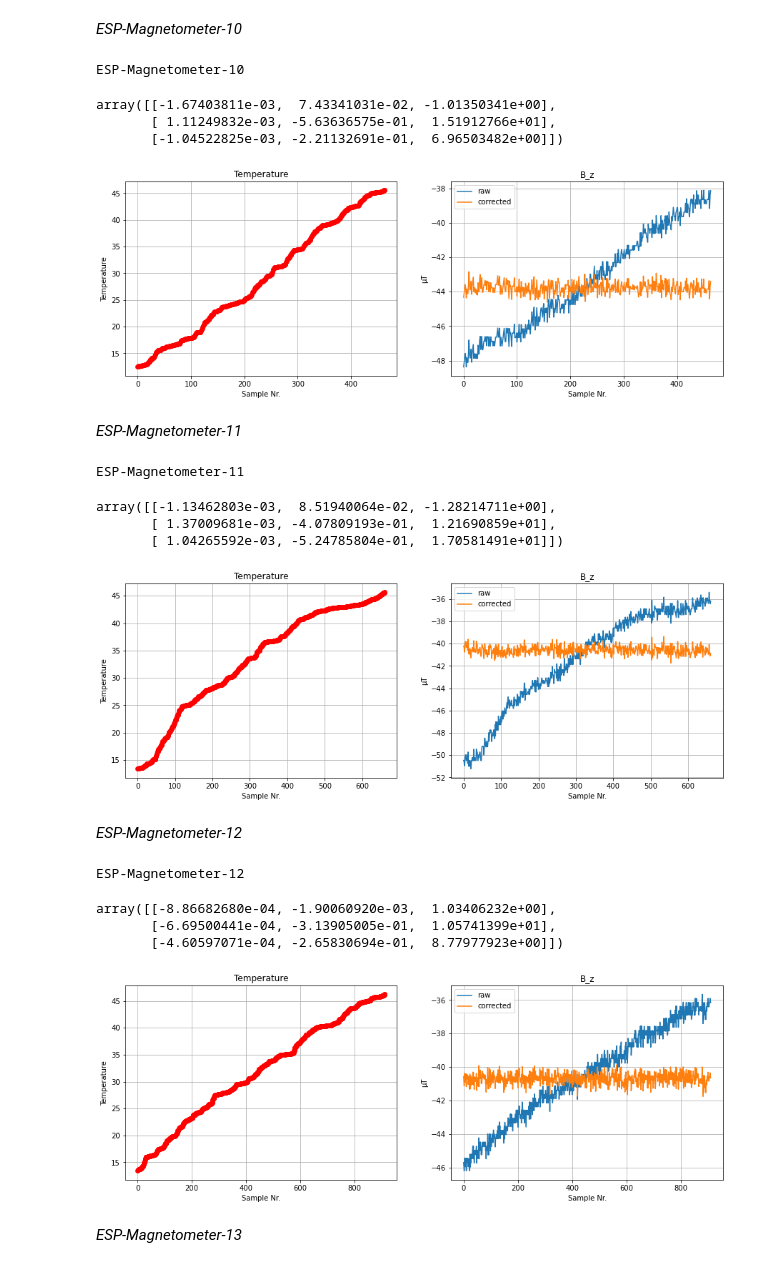
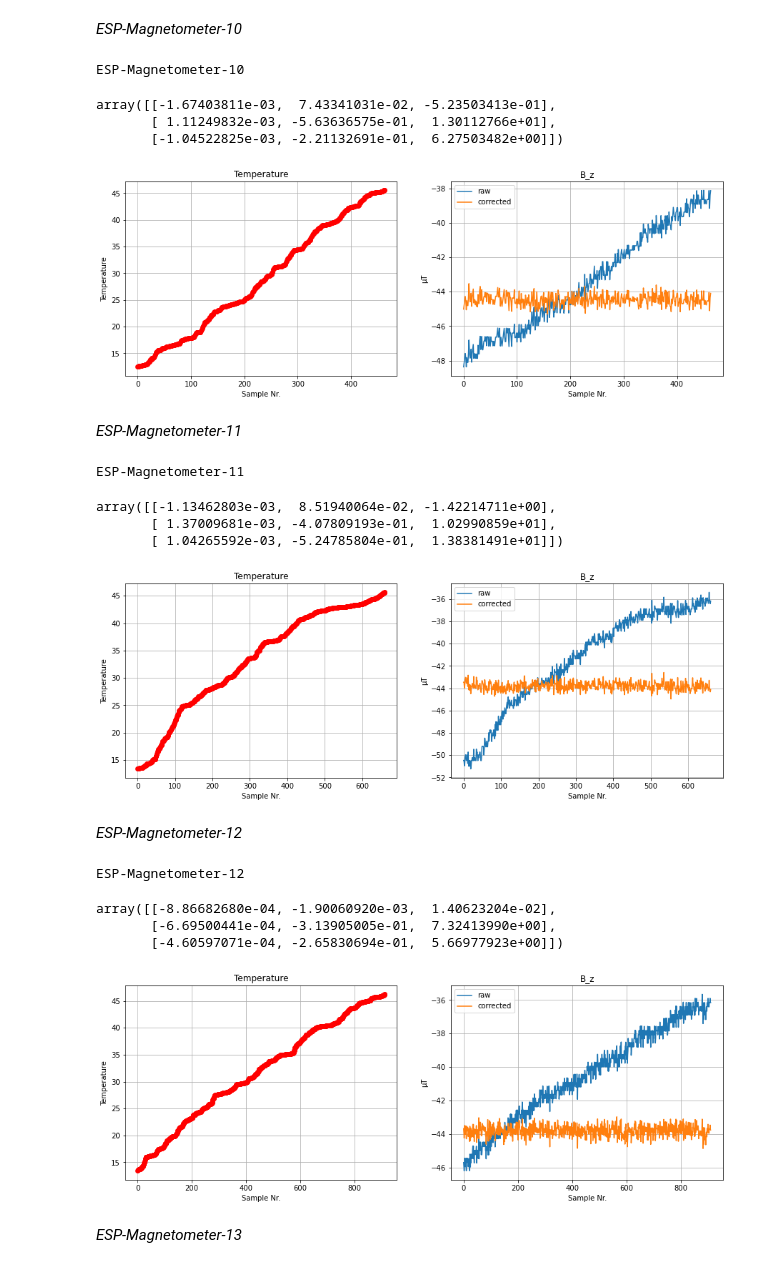
Before and after one commit to JuliusHen/Geophyphox-Excursion, a Jupyter notebook: Arduino/Processing Notebooks/T_correction.ipynb, the cells around one changed output. Drawn from its saved outputs; the diff is of its cells as text; code cells hidden in the pictures.

```diff
--- a/Arduino/Processing Notebooks/T_correction.ipynb
+++ b/Arduino/Processing Notebooks/T_correction.ipynb
@@ -357,7 +364,8 @@ df  = pd.read_csv(r"C:\Users\julik\sciebo\Master\Geophyphox\Arduino\Data\Tempera
 #Sorting data by temperature
 df.sort_values(by='T',ascending=True,inplace=True)
 df.reset_index(drop=True,inplace=True)
-coeff = T_correction_coef(df,T0=np.mean(df["T"]))
+# coeff = T_correction_coef(df,T0=np.mean(df["T"]))
+coeff = T_correction_coef(df)
 B_cor = T_correction(df,coeff)
 
 fig,ax = plt.subplots(1,2,figsize=(15,5),sharex=True)
@@ -375,10 +383,10 @@ print("ESP-Magnetometer-10")
 coeff
 # %% [output]
 ESP-Magnetometer-10
-array([[-1.67403811e-03,  7.43341031e-02, -1.01350341e+00],
-       [ 1.11249832e-03, -5.63636575e-01,  1.51912766e+01],
-       [-1.04522825e-03, -2.21132691e-01,  6.96503482e+00]])
+array([[-1.67403811e-03,  7.43341031e-02, -5.23503413e-01],
+       [ 1.11249832e-03, -5.63636575e-01,  1.30112766e+01],
+       [-1.04522825e-03, -2.21132691e-01,  6.27503482e+00]])
-[figure, old version]
+[figure, new version]
 # %% [markdown]
 *ESP-Magnetometer-11*
 # %%
@@ -386,7 +394,8 @@ df  = pd.read_csv(r"C:\Users\julik\sciebo\Master\Geophyphox\Arduino\Data\Tempera
 #Sorting data by temperature
 df.sort_values(by='T',ascending=True,inplace=True)
 df.reset_index(drop=True,inplace=True)
-coeff = T_correction_coef(df,T0=np.mean(df["T"]))
+# coeff = T_correction_coef(df,T0=np.mean(df["T"]))
+coeff = T_correction_coef(df)
 B_cor = T_correction(df,coeff)
 
 fig,ax = plt.subplots(1,2,figsize=(15,5),sharex=True)
@@ -404,39 +413,40 @@ print("ESP-Magnetometer-11")
 coeff
 # %% [output]
 ESP-Magnetometer-11
-array([[-1.13462803e-03,  8.51940064e-02, -1.28214711e+00],
-       [ 1.37009681e-03, -4.07809193e-01,  1.21690859e+01],
-       [ 1.04265592e-03, -5.24785804e-01,  1.70581491e+01]])
+array([[-1.13462803e-03,  8.51940064e-02, -1.42214711e+00],
+       [ 1.37009681e-03, -4.07809193e-01,  1.02990859e+01],
+       [ 1.04265592e-03, -5.24785804e-01,  1.38381491e+01]])
-[figure, old version]
+[figure, new version]
 # %% [markdown]
 *ESP-Magnetometer-12*
 # %%
 df  = pd.read_csv(r"C:\Users\julik\sciebo\Master\Geophyphox\Arduino\Data\Temperature Correction\T12.txt",delim_whitespace=True,names=["x","y","z","T"])
 #Sorting data by temperature
 df.sort_values(by='T',ascending=True,inplace=True)
 df.reset_index(drop=True,inplace=True)
-coeff = T_correction_coef(df,T0=np.mean(df["T"]))
+# coeff = T_correction_coef(df,T0=np.mean(df["T"]))
+coeff = T_correction_coef(df)
 B_cor = T_correction(df,coeff)
 
 fig,ax = plt.subplots(1,2,figsize=(15,5),sharex=True)
 ax[0].plot(df["T"],"ro")
 ax[0].set(title="Temperature",xlabel="Sample Nr.",ylabel="Temperature")
 ax[0].grid()
 ax[1].plot(df["z"],label="raw")
 ax[1].plot(B_cor[:,2],label="corrected")
 ax[1].set(title="B_z",xlabel="Sample Nr.",ylabel="µT")
 ax[1].grid()
 ax[1].legend()
 
 # coeff = T_correction_coef(df,df[])
 print("ESP-Magnetometer-12")
 coeff
 # %% [output]
 ESP-Magnetometer-12
-array([[-8.86682680e-04, -1.90060920e-03,  1.03406232e+00],
-       [-6.69500441e-04, -3.13905005e-01,  1.05741399e+01],
-       [-4.60597071e-04, -2.65830694e-01,  8.77977923e+00]])
+array([[-8.86682680e-04, -1.90060920e-03,  1.40623204e-02],
+       [-6.69500441e-04, -3.13905005e-01,  7.32413990e+00],
+       [-4.60597071e-04, -2.65830694e-01,  5.66977923e+00]])
-[figure, old version]
+[figure, new version]
 # %% [markdown]
 *ESP-Magnetometer-13*
 # %%
```
Also changed, not shown: parts of 13 cells of this notebook, 15 other files.
